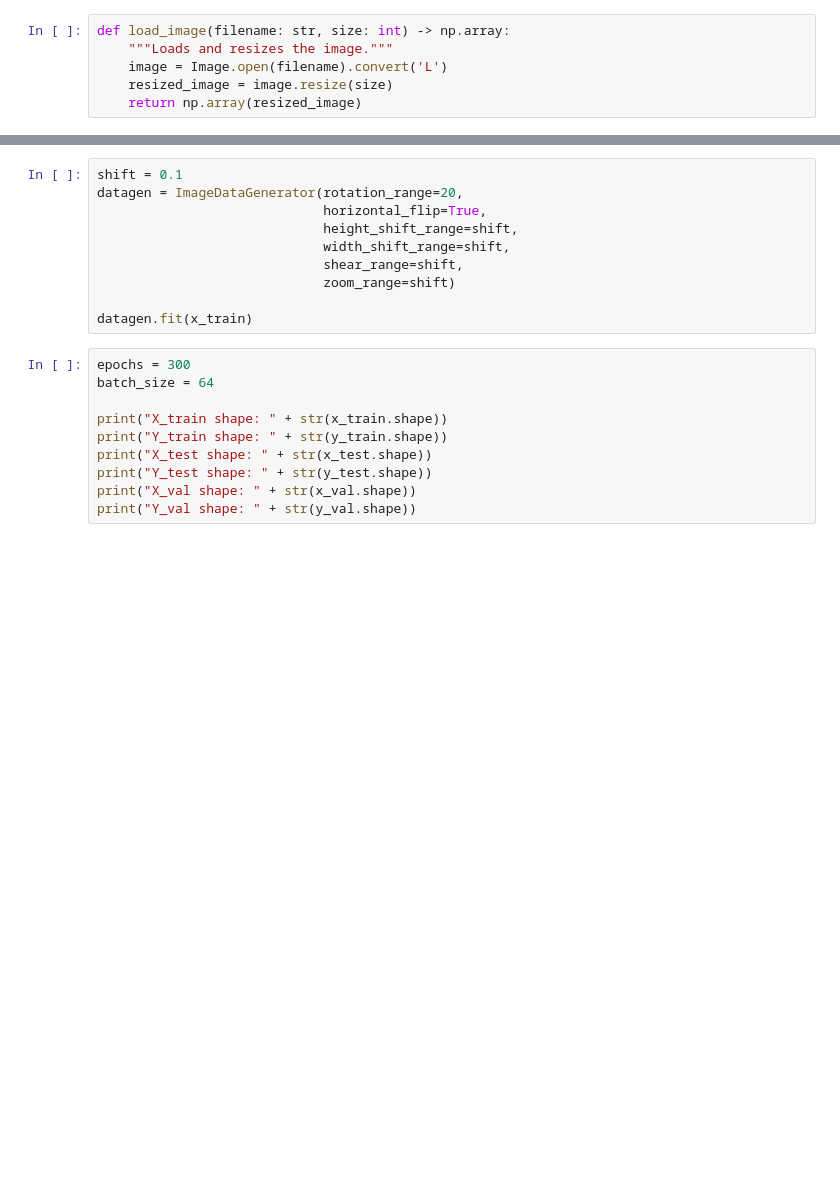
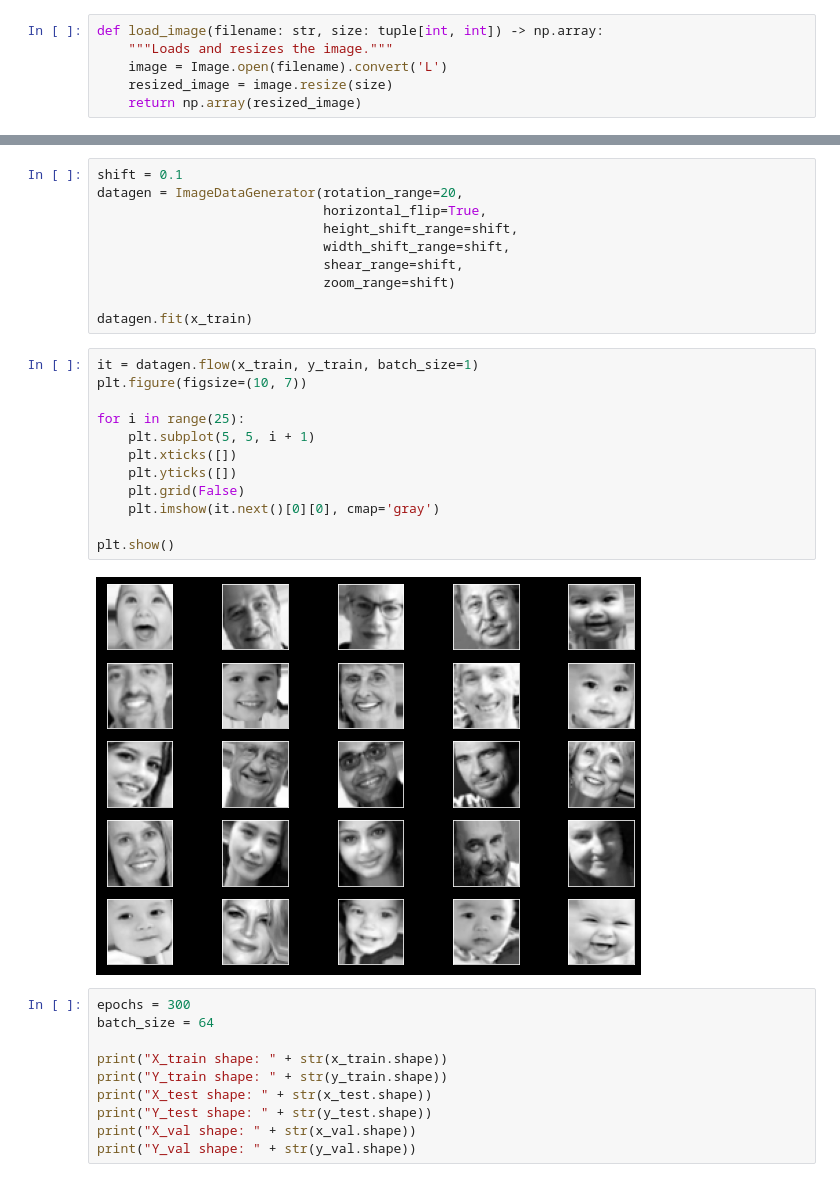
Before and after one commit to andre-anan-gilbert/Real-time-Facial-Age-and-Emotion-Recognition, a Jupyter notebook: src/notebooks/age_classifier.ipynb, the cells around one changed output, grey strips where cells are left out. Drawn from its saved outputs; the diff is of its cells as text; blank space fills up the shorter version.

Commit message:
refactored code, added plot to age classifier

```diff
--- a/src/notebooks/age_classifier.ipynb
+++ b/src/notebooks/age_classifier.ipynb
@@ -21,7 +21,7 @@ train = True
 export = False
 model_name = ''
 # %%
-def load_image(filename: str, size: int) -> np.array:
+def load_image(filename: str, size: tuple[int, int]) -> np.array:
     """Loads and resizes the image."""
     image = Image.open(filename).convert('L')
     resized_image = image.resize(size)
@@ -101,6 +101,20 @@ datagen = ImageDataGenerator(rotation_range=20,
                              zoom_range=shift)
 
 datagen.fit(x_train)
+# %%
+it = datagen.flow(x_train, y_train, batch_size=1)
+plt.figure(figsize=(10, 7))
+
+for i in range(25):
+    plt.subplot(5, 5, i + 1)
+    plt.xticks([])
+    plt.yticks([])
+    plt.grid(False)
+    plt.imshow(it.next()[0][0], cmap='gray')
+
+plt.show()
+# %% [output]
+[figure, added]
 # %%
 epochs = 300
 batch_size = 64
```
Also changed, not shown: 1 other file.
